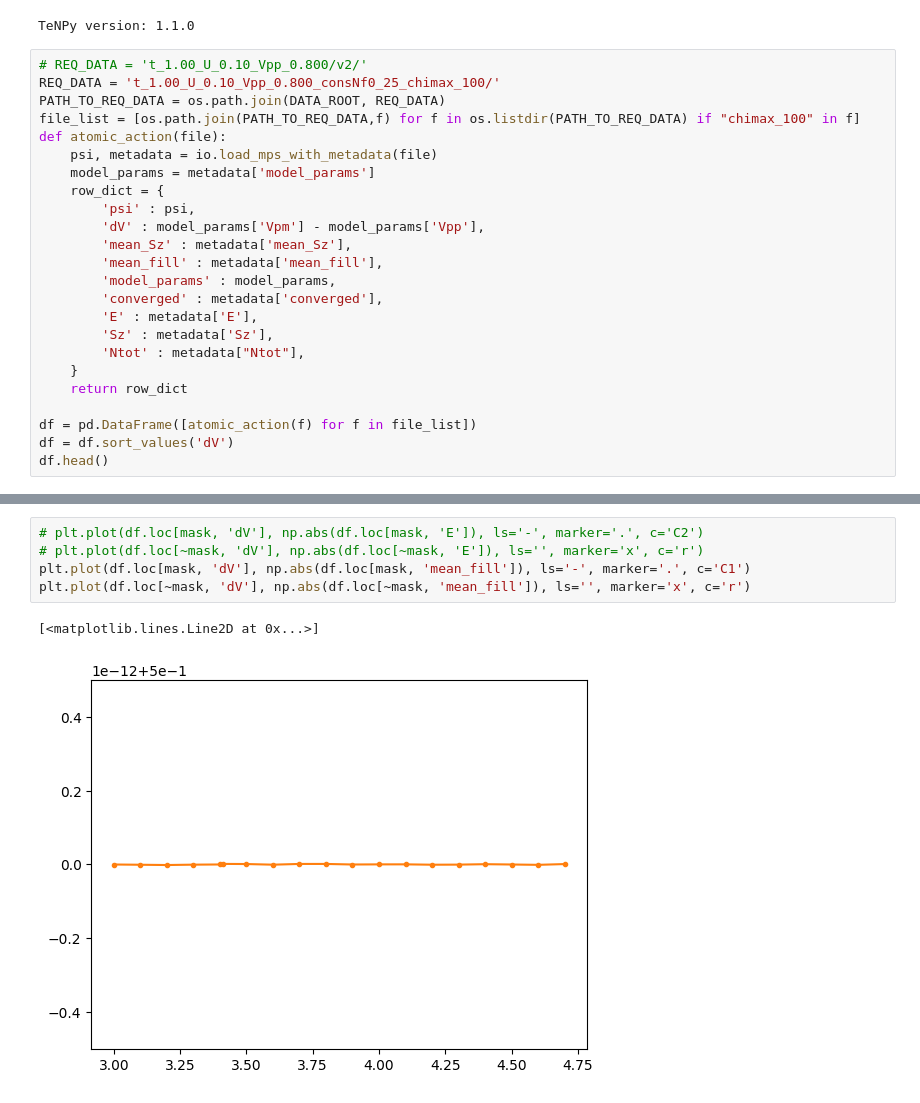
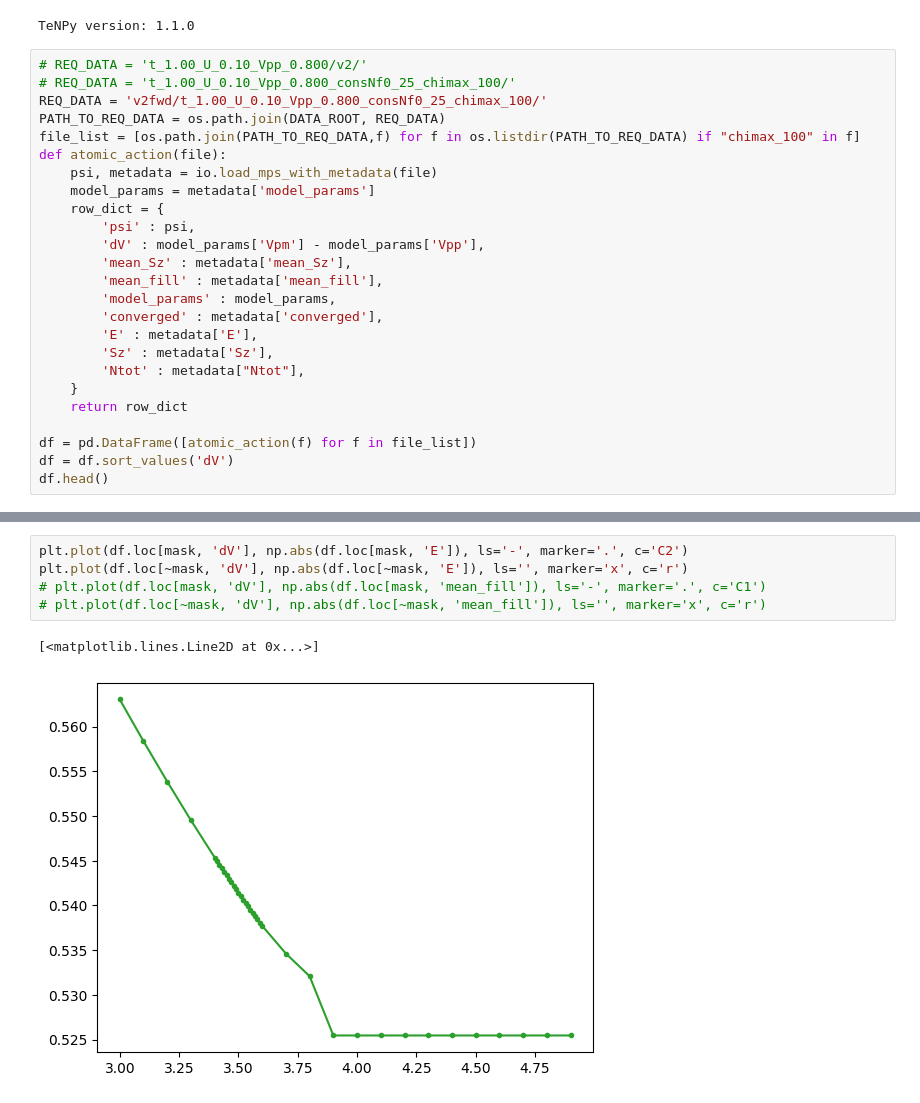
Before and after one commit to aravindhshankar/Spin1LongRangeOrder.jl, a Jupyter notebook: python/notebooks/plot_idmrg_chi100.ipynb, the cells around one changed output, grey strips where cells are left out. Cells and saved outputs as stored; diff of their text form.

Commit message:
sync_plot_chi100.ipynb

```diff
--- a/python/notebooks/plot_idmrg_chi100.ipynb
+++ b/python/notebooks/plot_idmrg_chi100.ipynb
@@ -31,7 +31,8 @@ DATA_ROOT = '../../data/iDMRG/'
 TeNPy version: 1.1.0
 # %%
 # REQ_DATA = 't_1.00_U_0.10_Vpp_0.800/v2/'
-REQ_DATA = 't_1.00_U_0.10_Vpp_0.800_consNf0_25_chimax_100/'
+# REQ_DATA = 't_1.00_U_0.10_Vpp_0.800_consNf0_25_chimax_100/'
+REQ_DATA = 'v2fwd/t_1.00_U_0.10_Vpp_0.800_consNf0_25_chimax_100/'
 PATH_TO_REQ_DATA = os.path.join(DATA_ROOT, REQ_DATA)
 file_list = [os.path.join(PATH_TO_REQ_DATA,f) for f in os.listdir(PATH_TO_REQ_DATA) if "chimax_100" in f]
 def atomic_action(file):
@@ -75,8 +78,8 @@ ax.plot(df.loc[~mask, 'dV'], np.abs(df.loc[~mask, 'mean_Sz']), ls='', marker='x'
 # %%
-# plt.plot(df.loc[mask, 'dV'], np.abs(df.loc[mask, 'E']), ls='-', marker='.', c='C2')
-# plt.plot(df.loc[~mask, 'dV'], np.abs(df.loc[~mask, 'E']), ls='', marker='x', c='r')
-plt.plot(df.loc[mask, 'dV'], np.abs(df.loc[mask, 'mean_fill']), ls='-', marker='.', c='C1')
-plt.plot(df.loc[~mask, 'dV'], np.abs(df.loc[~mask, 'mean_fill']), ls='', marker='x', c='r')
+plt.plot(df.loc[mask, 'dV'], np.abs(df.loc[mask, 'E']), ls='-', marker='.', c='C2')
+plt.plot(df.loc[~mask, 'dV'], np.abs(df.loc[~mask, 'E']), ls='', marker='x', c='r')
+# plt.plot(df.loc[mask, 'dV'], np.abs(df.loc[mask, 'mean_fill']), ls='-', marker='.', c='C1')
+# plt.plot(df.loc[~mask, 'dV'], np.abs(df.loc[~mask, 'mean_fill']), ls='', marker='x', c='r')
 # %% [output]
 [<matplotlib.lines.Line2D at 0x...>]
-[figure, old version]
+[figure, new version]
```
Also changed, not shown: parts of 3 cells of this notebook.
